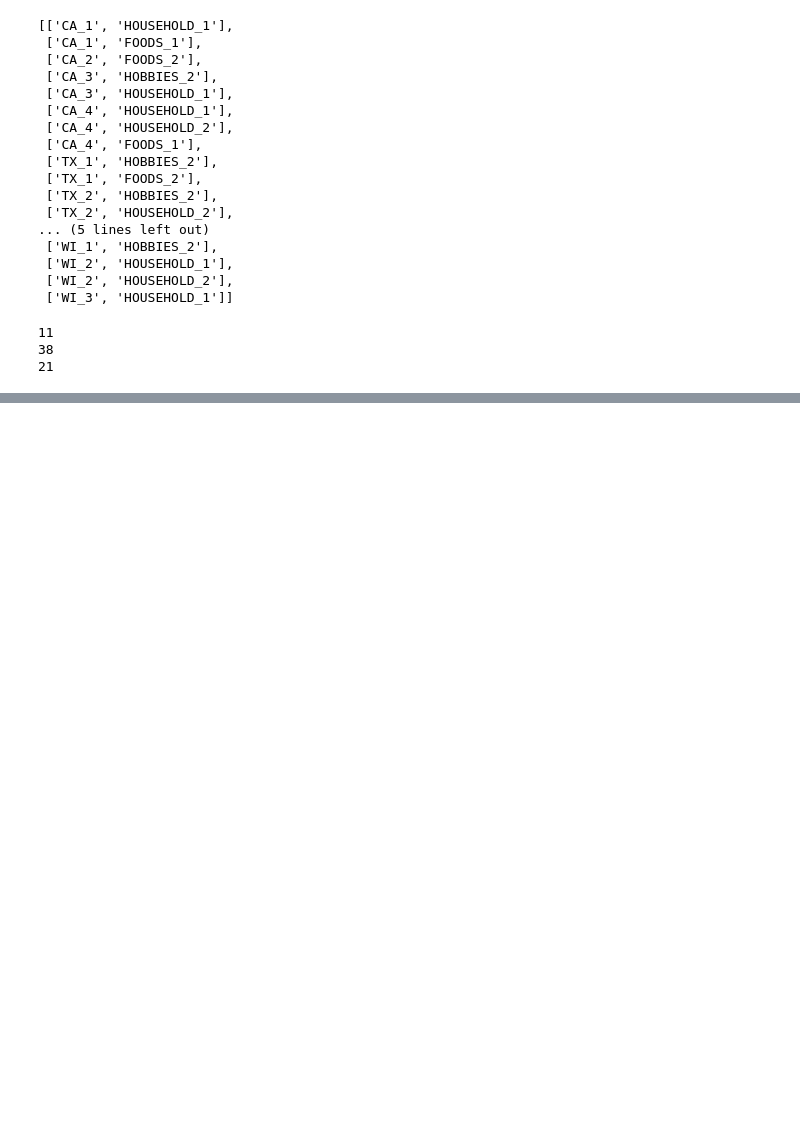
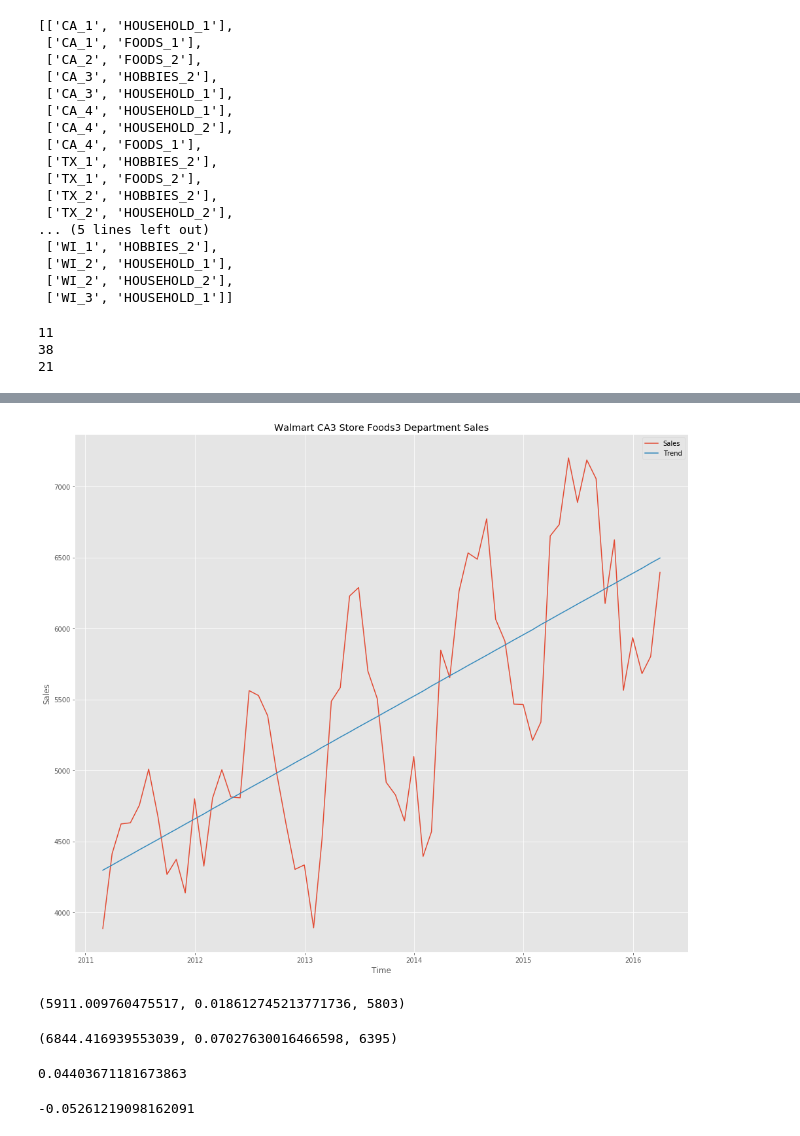
Before and after one commit to alecjonas/Forecasting_Walmart_Sales, a Jupyter notebook: notebooks/ARIMA1.ipynb, the cells around one changed output, grey strips where cells are left out. Drawn from its saved outputs; the diff is of its cells as text; code cells hidden in the pictures; blank space fills up the shorter version.

```diff
--- a/notebooks/ARIMA1.ipynb
+++ b/notebooks/ARIMA1.ipynb
@@ -153,0 +182,13 @@ two_diff_lst = two_diff_lst
+# %%
+a = Graphs(make_series('CA_1', 'HOUSEHOLD_2'), 'M', 'Walmart CA3 Store Foods3 Department Sales')
+a.linear_trend()
+# %% [output]
+[figure, added]
+# %%
+make_forecast(make_series('CA_1', 'HOUSEHOLD_2'), 'M', 2, 1, 2)
+# %% [output]
+(5911.009760475517, 0.018612745213771736, 5803)
+# %%
+make_forecast(make_series('CA_1', 'HOUSEHOLD_2'), 'M', 2, 2, 3)
+# %% [output]
+(6844.416939553039, 0.07027630016466598, 6395)
@@ -153,0 +200,8 @@ two_diff_lst = two_diff_lst
+# %%
+feb_error
+# %% [output]
+0.04403671181673863
+# %%
+mar_error
+# %% [output]
+-0.05261219098162091
```
Also changed, not shown: parts of 41 cells of this notebook, 5 other files.
